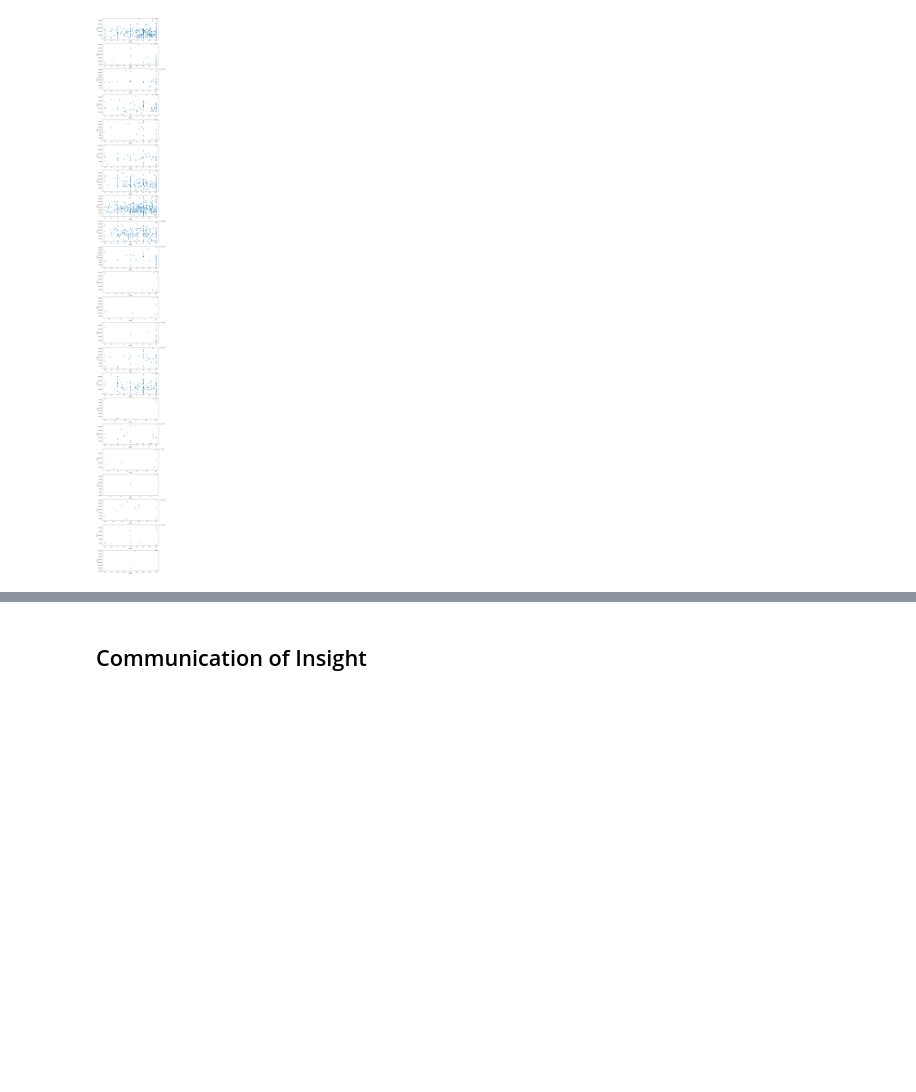
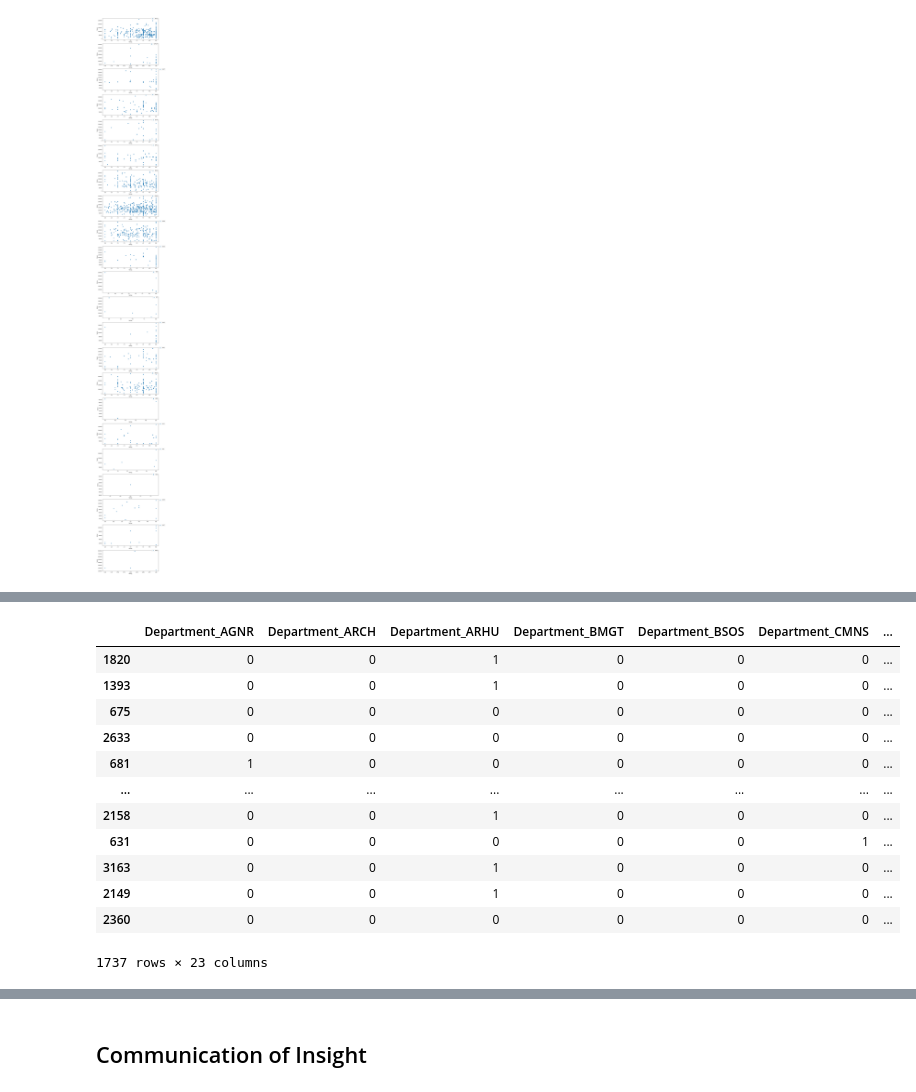
Before and after one commit to 1404mri/cmsc320final, a Jupyter notebook: main.ipynb, the cells around one changed output, grey strips where cells are left out. Drawn from its saved outputs; the diff is of its cells as text; code cells hidden in the pictures; blank space fills up the shorter version.

```diff
--- a/main.ipynb
+++ b/main.ipynb
@@ -351,5 +350,20 @@ Index(['Division', 'Department', 'Title', 'Employee', 'Salary', 'name',
       dtype='object')
 # %%
-#Separating the department with the rating
-departments = heatmap_data.iloc[:,12:]
-rating_outcomes = heatmap_data['average_rating']
+# Separating input data (department and salary) from target value (average_rating)
+X = heatmap_data.iloc[:,10:] # gets all one hot encoded department data
+X["Salary"] = data["Salary"]
+X
+# %% [output]
+|  | Department_AGNR | Department_ARCH | Department_ARHU | Department_BMGT | Department_BSOS | Department_CMNS | ... |
+| 1820 | 0 | 0 | 1 | 0 | 0 | 0 | ... |
+| 1393 | 0 | 0 | 1 | 0 | 0 | 0 | ... |
+| 675 | 0 | 0 | 0 | 0 | 0 | 0 | ... |
+| 2633 | 0 | 0 | 0 | 0 | 0 | 0 | ... |
+| 681 | 1 | 0 | 0 | 0 | 0 | 0 | ... |
+| ... | ... | ... | ... | ... | ... | ... | ... |
+| 2158 | 0 | 0 | 1 | 0 | 0 | 0 | ... |
+| 631 | 0 | 0 | 0 | 0 | 0 | 1 | ... |
+| 3163 | 0 | 0 | 1 | 0 | 0 | 0 | ... |
+| 2149 | 0 | 0 | 1 | 0 | 0 | 0 | ... |
+| 2360 | 0 | 0 | 0 | 0 | 0 | 0 | ... |
+1737 rows × 23 columns
```
Also changed, not shown: parts of 45 cells of this notebook.
